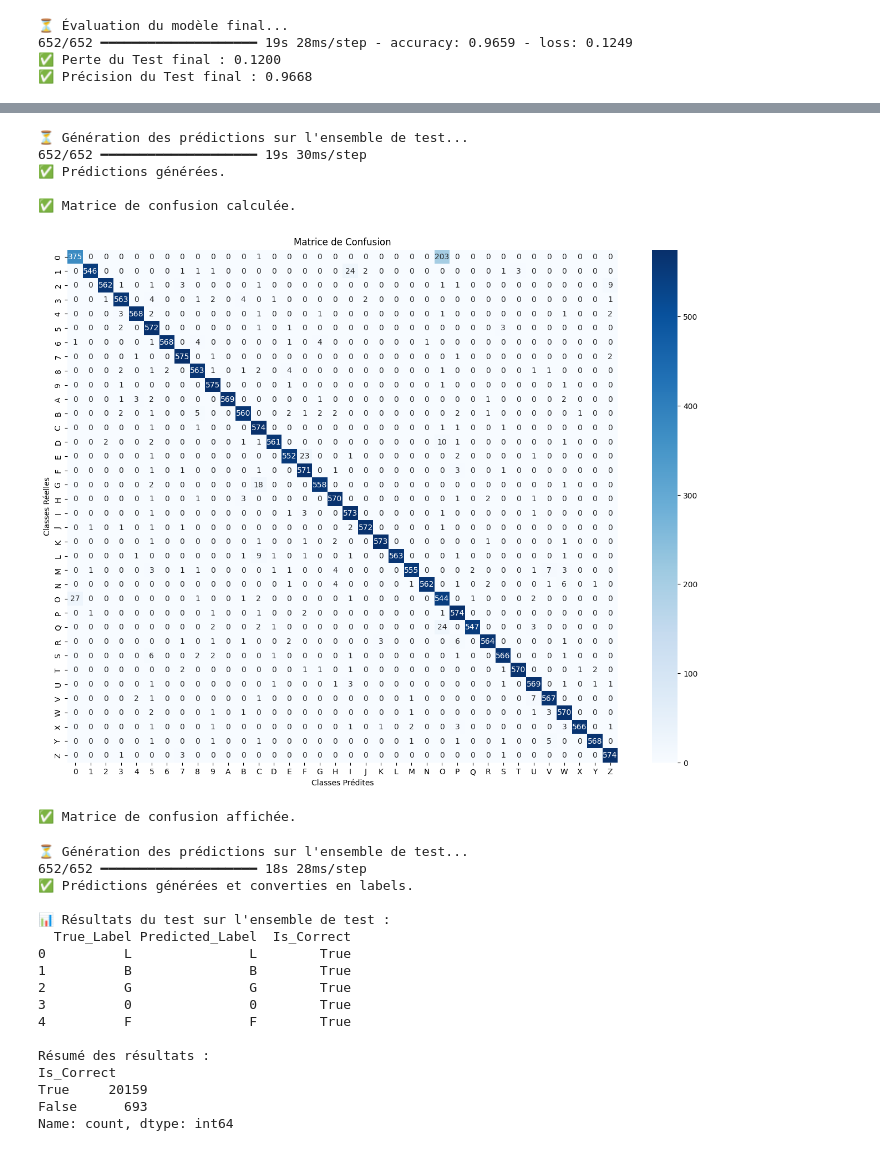
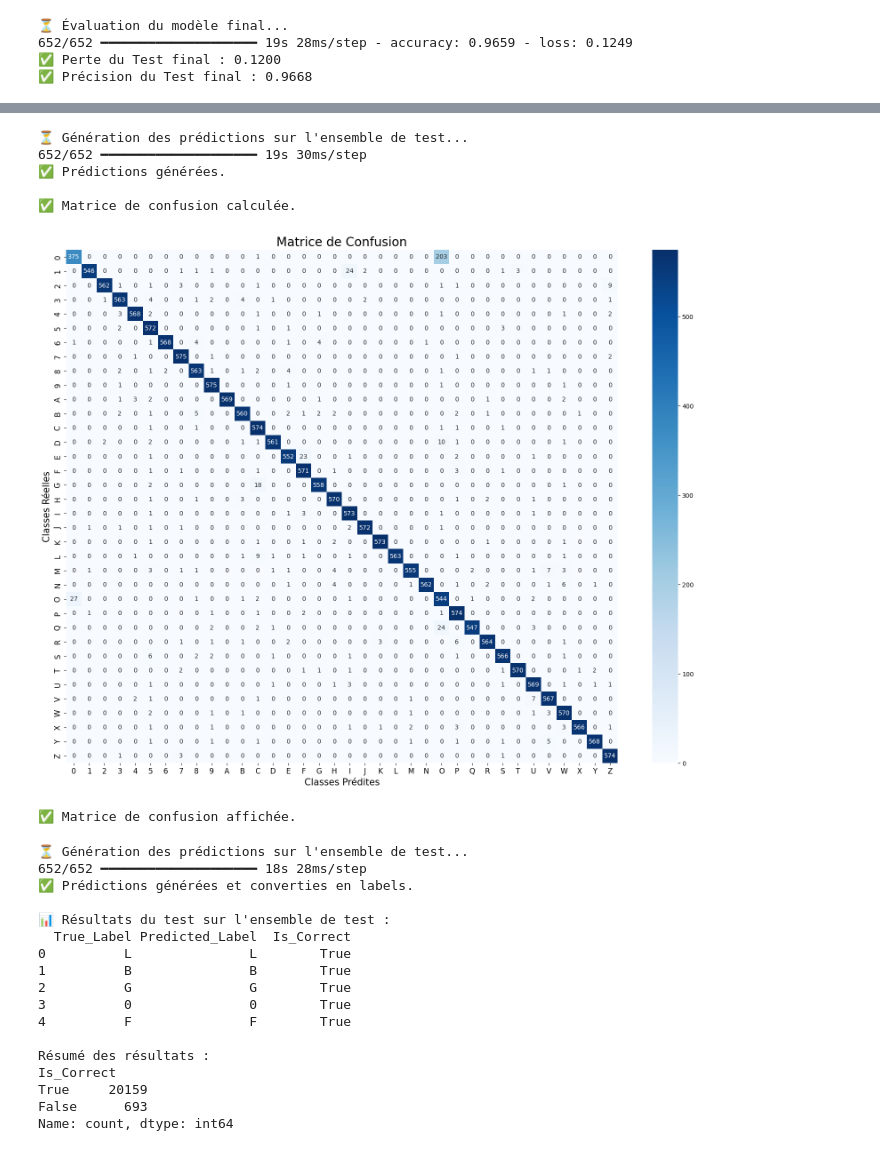
Before and after one commit to hnioua/OCR-Text-Recognition-in-Challenging-Conditions, a Jupyter notebook: TM_Project.ipynb, the cells around one changed output, grey strips where cells are left out. Drawn from its saved outputs; the diff is of its cells as text; code cells hidden in the pictures.

```diff
--- a/TM_Project.ipynb
+++ b/TM_Project.ipynb
@@ -1188,25 +1192,35 @@ class_names = label_encoder.classes_
 cm = confusion_matrix(y_true_classes, y_pred_classes)
 
 print("\n✅ Matrice de confusion calculée.")
-
-# --- Plot the confusion matrix ---
-plt.figure(figsize=(16, 12)) # Adjust figure size as needed
-sns.heatmap(cm, annot=True, fmt='d', cmap='Blues',
-            xticklabels=class_names, yticklabels=class_names)
-plt.title('Matrice de Confusion')
-plt.xlabel('Classes Prédites')
-plt.ylabel('Classes Réelles')
-plt.show()
-
-print("\n✅ Matrice de confusion affichée.")
 # %% [output]
 ⏳ Génération des prédictions sur l'ensemble de test...
 652/652 ━━━━━━━━━━━━━━━━━━━━ 19s 30ms/step
 ✅ Prédictions générées.
 
 ✅ Matrice de confusion calculée.
-[figure, removed]
-✅ Matrice de confusion affichée.
+# %%
+import matplotlib.pyplot as plt
+import seaborn as sns
+from sklearn.metrics import confusion_matrix # Ensure confusion_matrix is imported if not already
+
+# Assuming cm and class_names are defined from previous steps
+
+# --- Plot the confusion matrix ---
+# Increase the figure size for a larger plot
+plt.figure(figsize=(20, 15)) # Increased width to 20 and height to 15 (you can adjust these values)
+sns.heatmap(cm, annot=True, fmt='d', cmap='Blues',
+            xticklabels=class_names, yticklabels=class_names)
+plt.title('Matrice de Confusion', fontsize=20) # Optional: Increase title font size
+plt.xlabel('Classes Prédites', fontsize=15) # Optional: Increase x-label font size
+plt.ylabel('Classes Réelles', fontsize=15) # Optional: Increase y-label font size
+plt.xticks(fontsize=12) # Optional: Increase x-tick font size
+plt.yticks(fontsize=12) # Optional: Increase y-tick font size
+plt.show()
+
+print("\n✅ Matrice de confusion affichée.")
+# %% [output]
+[figure, added]
+✅ Matrice de confusion affichée.
 # %%
 def extract(image, model, mapping_inverse):
     chars = []
```
Also changed, not shown: parts of 11 cells of this notebook.
